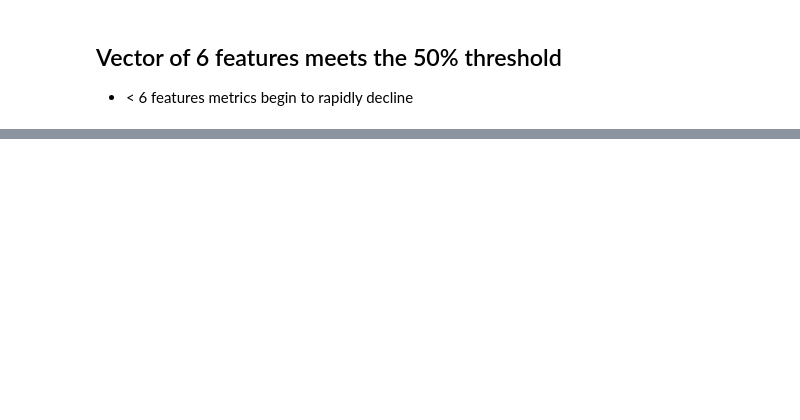
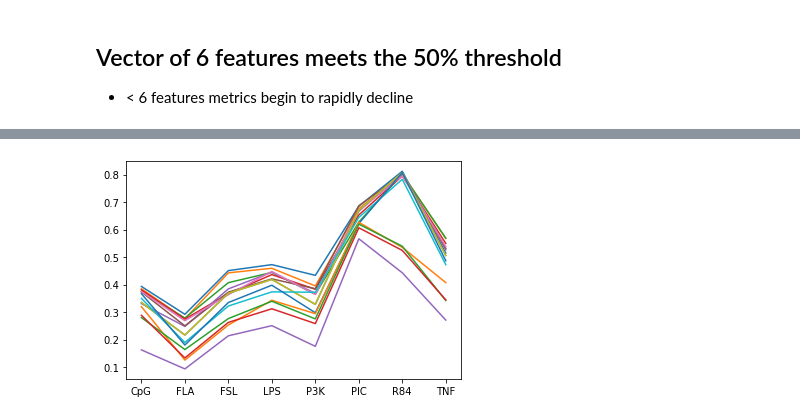
Before and after one commit to apple-soda/xgboost-nfkb-features, a Jupyter notebook: notebooks/thresh.ipynb, the cells around one changed output, grey strips where cells are left out. Saved outputs shown, nothing was run; the diff lists cells and outputs as text; code cells hidden in the pictures; blank space fills up the shorter version.

```diff
--- a/notebooks/thresh.ipynb
+++ b/notebooks/thresh.ipynb
@@ -66,0 +95,21 @@ for i in crs:
+# %%
+crs2 = []
+static_percent_res2 = []
+seq_percent_res2 = []
+
+for e in range(epochs):
+    dat = feature_list[:(n-e)] # discard last entry of the feature list per epoch
+    print(f'\nNumber of features: {n - e}')
+    cr = one_fit(dat, dataset, target_names, random_state=10, verbose=True, ret=True)
+
+    if e != 0:
+        static_residual = cr.iloc[8, 2] / crs[0].iloc[8, 2]
+        percent_residual = cr.iloc[8, 2] / crs[-1].iloc[8, 2] # where iloc[8, 2] is the weighted avg f1-score
+
+        print(f'Static Percentange Residual {static_residual}')
+        print(f'Sequential Percentage Residual: {percent_residual}')
+
+        static_percent_res2.append(static_residual)
+        seq_percent_res2.append(percent_residual)
+
+    crs2.append(cr)
@@ -66,0 +134,5 @@ for i in crs:
+# %%
+for i in crs2:
+    plt.plot(i.iloc[:8, 2])
+# %% [output]
+[figure, added]
```
Also changed, not shown: parts of 16 cells of this notebook, 1 other file.
